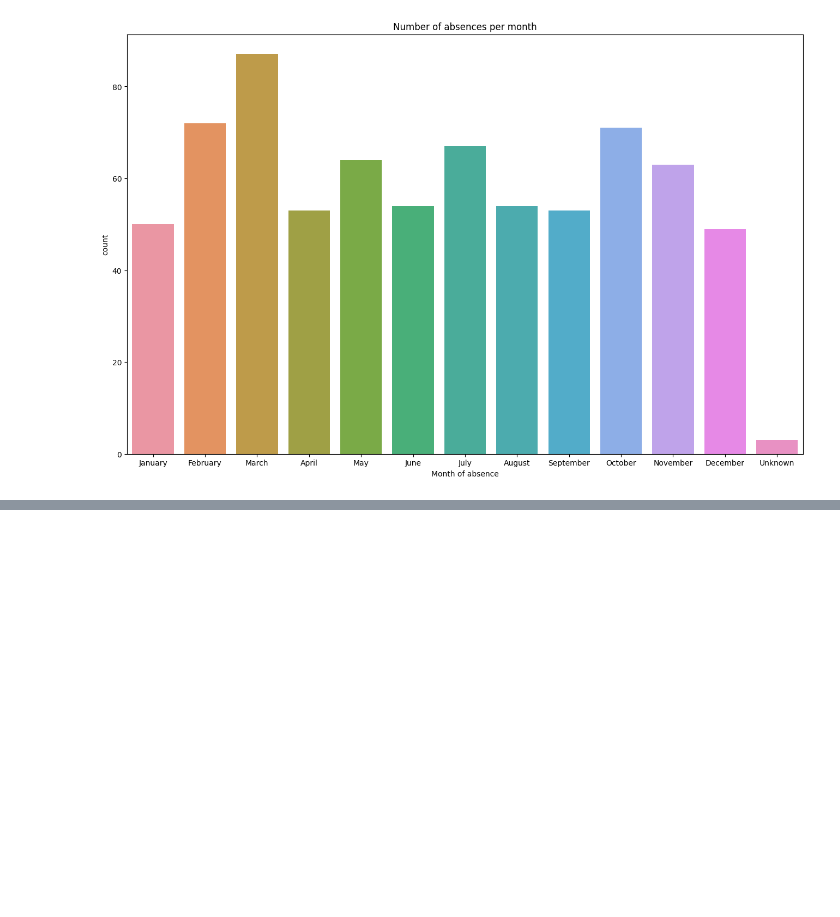
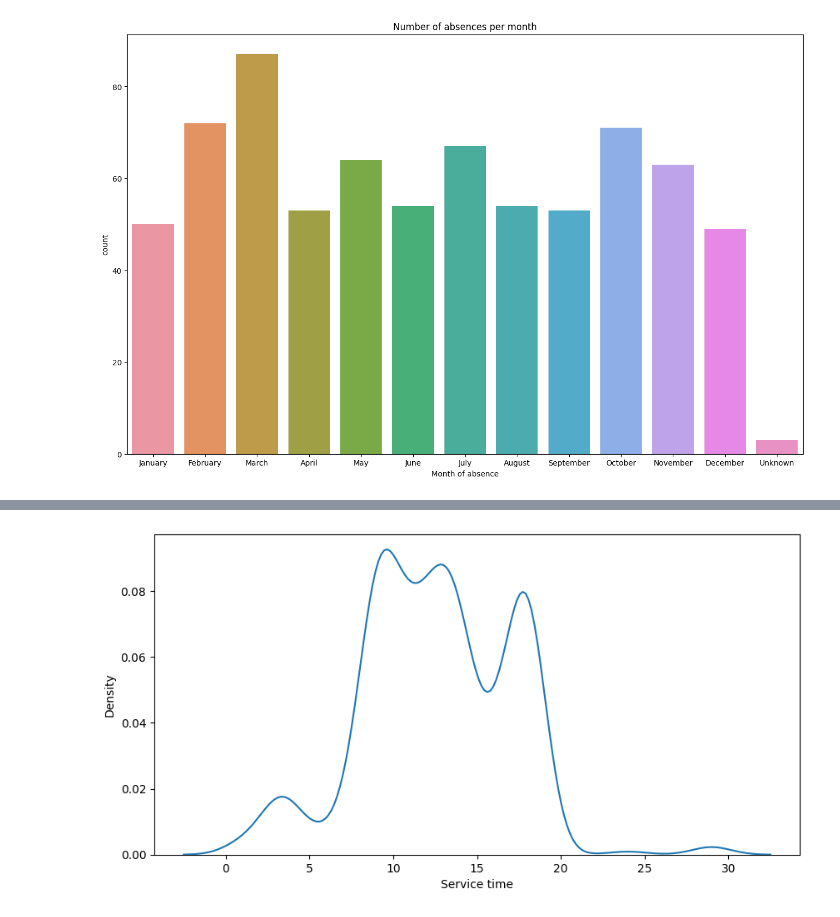
Before and after one commit to Maansy/Absenteeism-at-Work, a Jupyter notebook: AbsenteeismAtWork.ipynb, the cells around one changed output, grey strips where cells are left out. Cells and saved outputs as stored; diff of their text form; code cells hidden in the pictures; blank space fills up the shorter version.

```diff
--- a/AbsenteeismAtWork.ipynb
+++ b/AbsenteeismAtWork.ipynb
@@ -549,0 +690,6 @@ plt.savefig('figs/month_counts.png', format='png', dpi=300)
+# %%
+plt.figure(figsize=(10, 5))
+sns.kdeplot(data=preprocessed_data, x='Service time')
+plt.savefig('figs/kdeplot_service_time.png', format='png', dpi=300)
+# %% [output]
+[figure, added]
```
Also changed, not shown: parts of 52 cells of this notebook, 13 other files.
